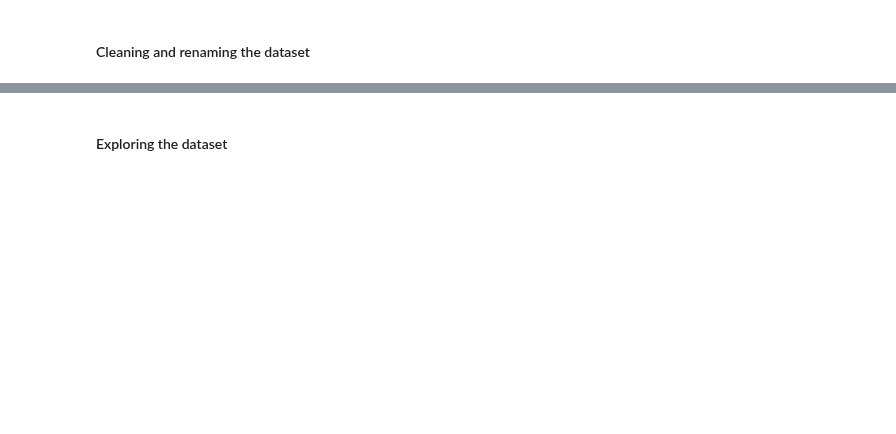
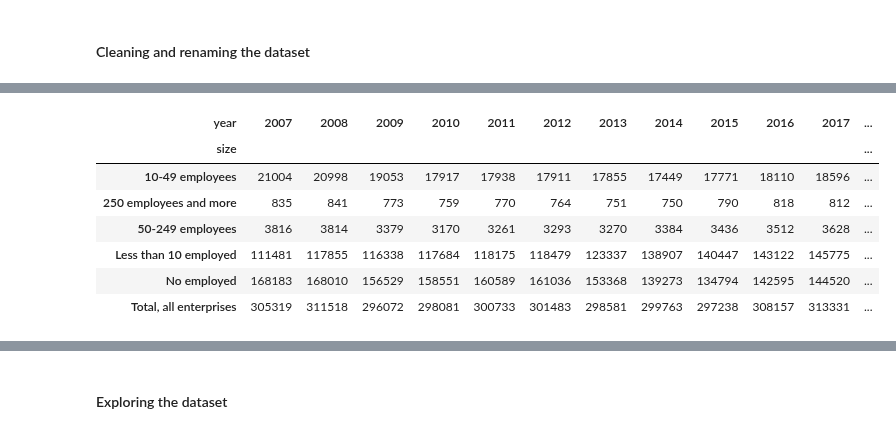
Before and after one commit to NumEconCopenhagen/projects-2024-emil-og-simon, a Jupyter notebook: dataproject/dataproject.ipynb, the cells around one changed output, grey strips where cells are left out. Saved outputs shown, nothing was run; the diff lists cells and outputs as text; code cells hidden in the pictures; blank space fills up the shorter version.

```diff
--- a/dataproject/dataproject.ipynb
+++ b/dataproject/dataproject.ipynb
@@ -175,0 +178,12 @@ gf02_all.head()
+# %%
+gf02_size_wide = gf02_size.pivot(index='size', columns='year', values='#companies')
+gf02_size_wide
+# %% [output]
+| year | 2007 | 2008 | 2009 | 2010 | 2011 | 2012 | 2013 | 2014 | 2015 | 2016 | 2017 | ... |
+| size |  |  |  |  |  |  |  |  |  |  |  | ... |
+| 10-49 employees | 21004 | 20998 | 19053 | 17917 | 17938 | 17911 | 17855 | 17449 | 17771 | 18110 | 18596 | ... |
+| 250 employees and more | 835 | 841 | 773 | 759 | 770 | 764 | 751 | 750 | 790 | 818 | 812 | ... |
+| 50-249 employees | 3816 | 3814 | 3379 | 3170 | 3261 | 3293 | 3270 | 3384 | 3436 | 3512 | 3628 | ... |
+| Less than 10 employed | 111481 | 117855 | 116338 | 117684 | 118175 | 118479 | 123337 | 138907 | 140447 | 143122 | 145775 | ... |
+| No employed | 168183 | 168010 | 156529 | 158551 | 160589 | 161036 | 153368 | 139273 | 134794 | 142595 | 144520 | ... |
+| Total, all enterprises | 305319 | 311518 | 296072 | 298081 | 300733 | 301483 | 298581 | 299763 | 297238 | 308157 | 313331 | ... |
```
Also changed, not shown: parts of 11 cells of this notebook.
